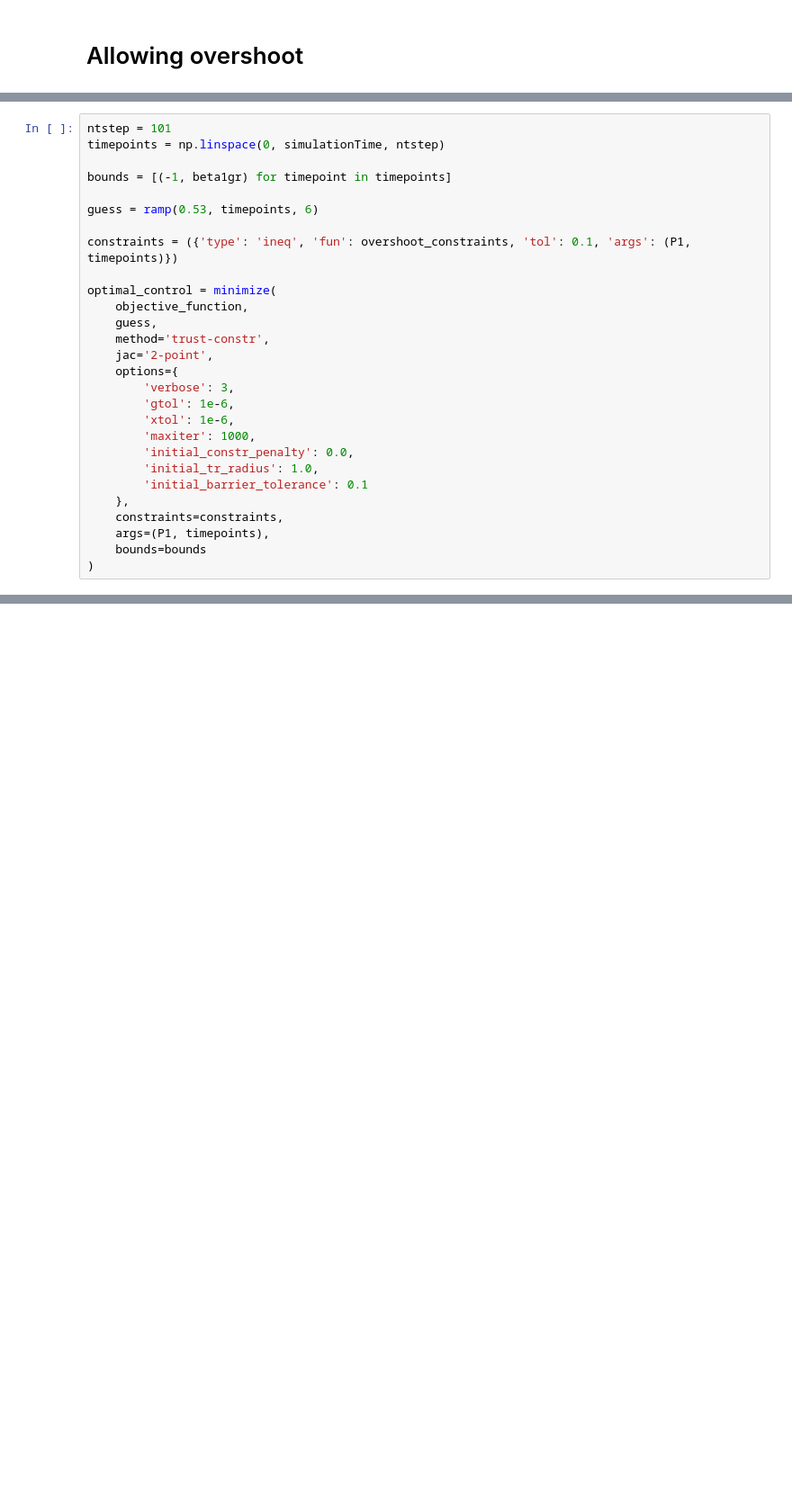
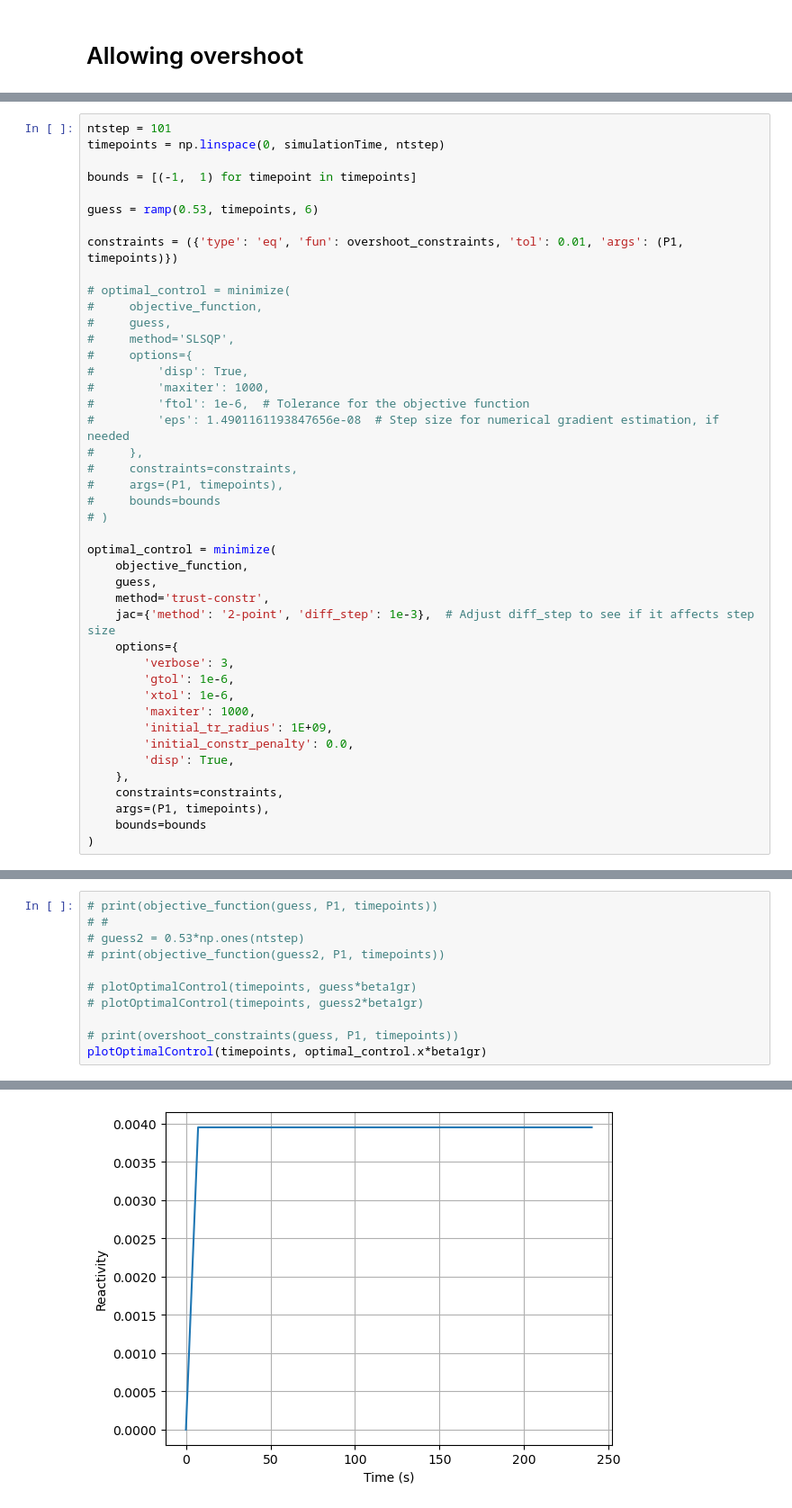
Before and after one commit to mlouis9/optimal-control, a Jupyter notebook: code/findOptimalControl.ipynb, the cells around one changed output, grey strips where cells are left out. Shown at 90% size. Saved outputs shown, nothing was run; the diff lists cells and outputs as text; blank space fills up the shorter version.

Commit message:
First chunk of slides finished, and worked on optimization with overshooting

```diff
--- a/code/findOptimalControl.ipynb
+++ b/code/findOptimalControl.ipynb
@@ -220,25 +242,40 @@ def overshoot_constraints(rhoExt, P1, timepoints):
 ntstep = 101
 timepoints = np.linspace(0, simulationTime, ntstep)
 
-bounds = [(-1, beta1gr) for timepoint in timepoints]
+bounds = [(-1,  1) for timepoint in timepoints]
 
 guess = ramp(0.53, timepoints, 6)
 
-constraints = ({'type': 'ineq', 'fun': overshoot_constraints, 'tol': 0.1, 'args': (P1, timepoints)})
+constraints = ({'type': 'eq', 'fun': overshoot_constraints, 'tol': 0.01, 'args': (P1, timepoints)})
+
+# optimal_control = minimize(
+#     objective_function,
+#     guess,
+#     method='SLSQP',
+#     options={
+#         'disp': True,
+#         'maxiter': 1000,
+#         'ftol': 1e-6,  # Tolerance for the objective function
+#         'eps': 1.4901161193847656e-08  # Step size for numerical gradient estimation, if needed
+#     },
+#     constraints=constraints,
+#     args=(P1, timepoints),
+#     bounds=bounds
+# )
 
 optimal_control = minimize(
     objective_function,
     guess,
     method='trust-constr',
-    jac='2-point',
+    jac={'method': '2-point', 'diff_step': 1e-3},  # Adjust diff_step to see if it affects step size
     options={
         'verbose': 3,
         'gtol': 1e-6,
         'xtol': 1e-6,
         'maxiter': 1000,
+        'initial_tr_radius': 1E+09,
         'initial_constr_penalty': 0.0,
-        'initial_tr_radius': 1.0,
-        'initial_barrier_tolerance': 0.1
+        'disp': True,
     },
     constraints=constraints,
     args=(P1, timepoints),
@@ -263,0 +302,12 @@ plt.grid()
+# %%
+# print(objective_function(guess, P1, timepoints))
+# #
+# guess2 = 0.53*np.ones(ntstep)
+# print(objective_function(guess2, P1, timepoints))
+
+# plotOptimalControl(timepoints, guess*beta1gr)
+# plotOptimalControl(timepoints, guess2*beta1gr)
+
+# print(overshoot_constraints(guess, P1, timepoints))
+plotOptimalControl(timepoints, optimal_control.x*beta1gr)
+# %% [output]
@@ -263,0 +315 @@ plt.grid()
+[figure, added]
```
Also changed, not shown: parts of 8 cells of this notebook, 3 other files.
